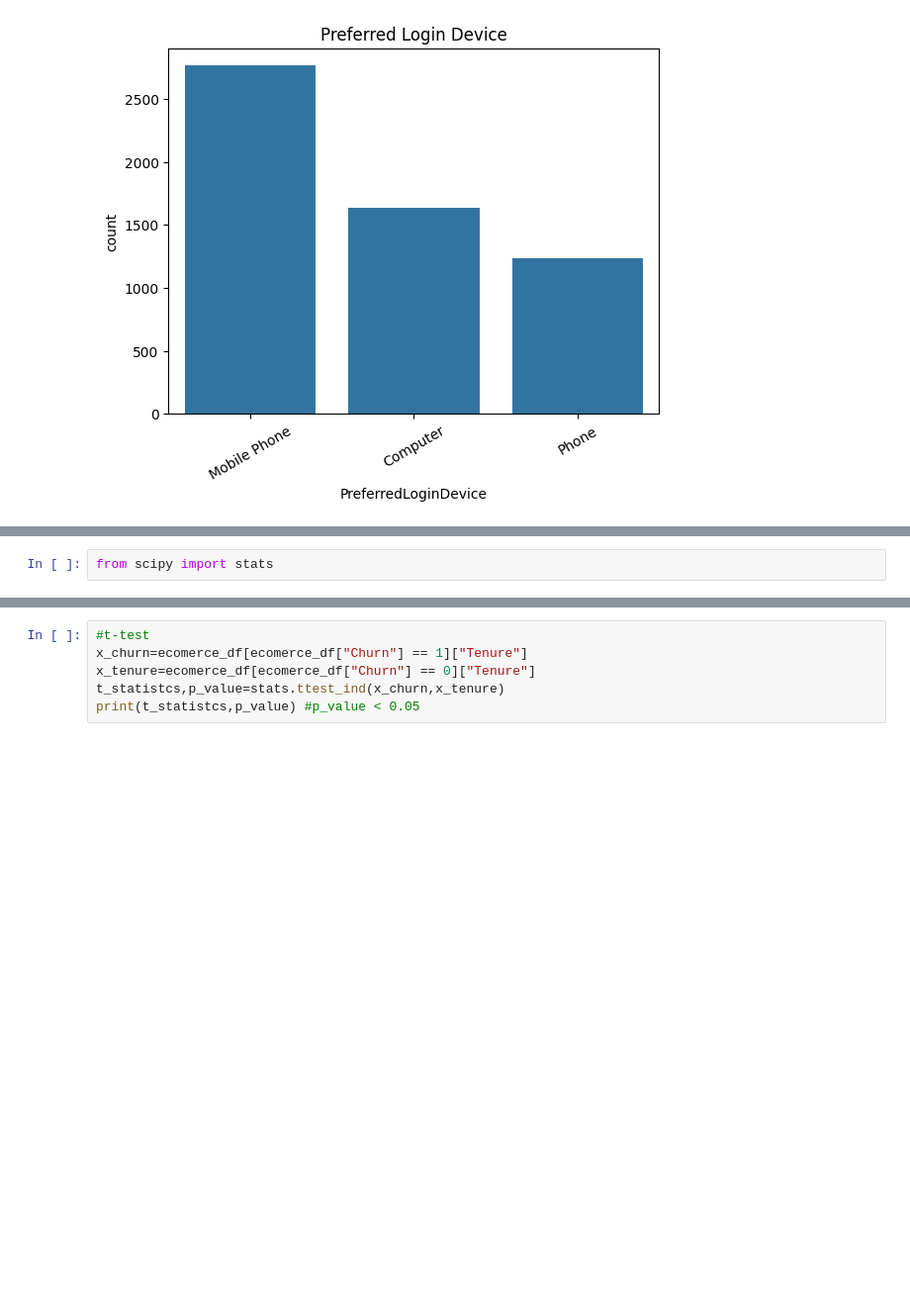
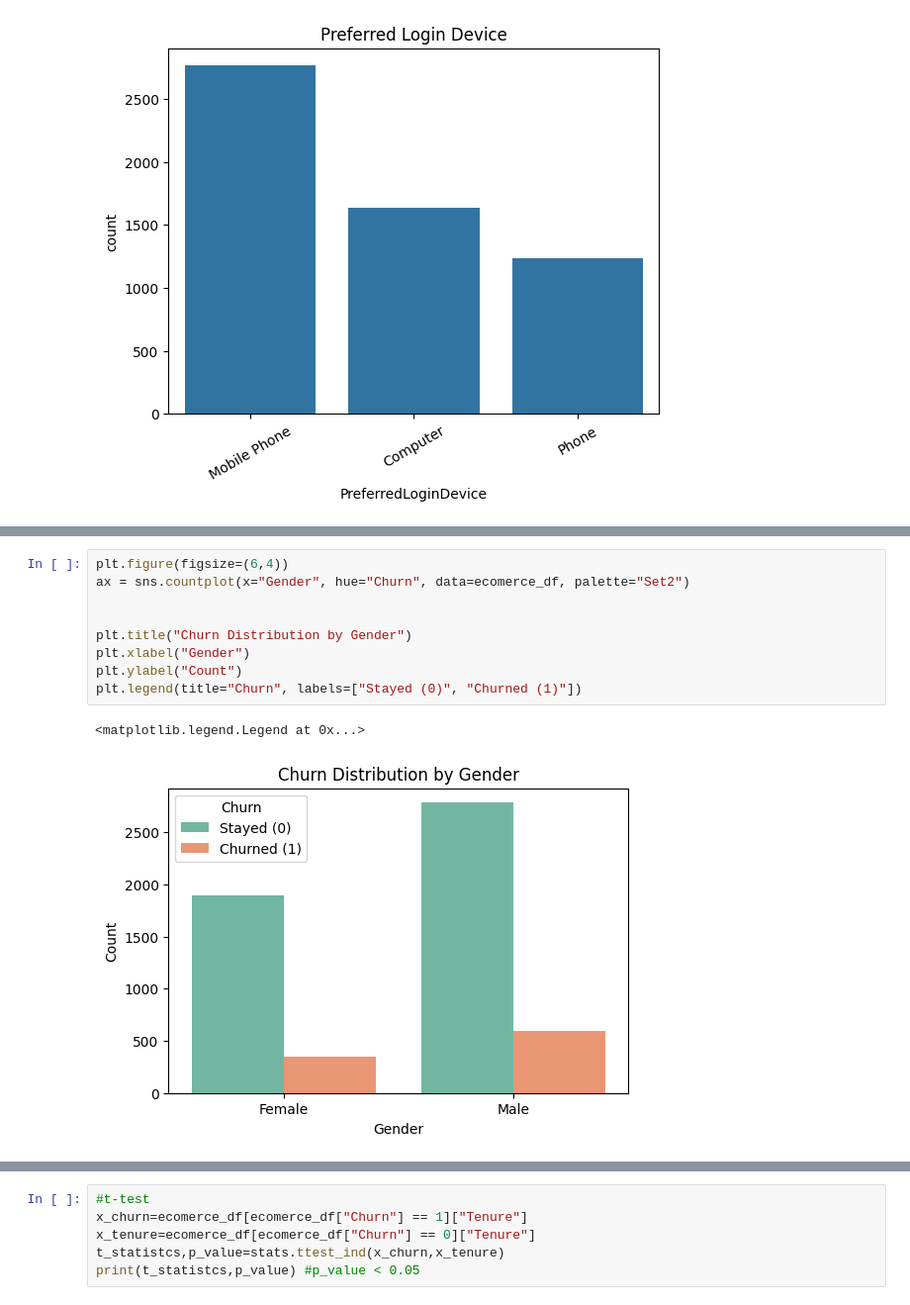
Before and after one commit to MohamedAshraf7122/Customer-Churn-Prediction-and-Analysis, a Jupyter notebook: Main 83.ipynb, the cells around one changed output, grey strips where cells are left out. Shown: that part at 99% size. Drawn from its saved outputs; the diff is of its cells as text; blank space fills up the shorter version.

```diff
--- a/Main 83.ipynb
+++ b/Main 83.ipynb
@@ -303,3 +308,13 @@ Passing `palette` without assigning `hue` is deprecated and will be removed in v
 [figure]
-# %%
-from scipy import stats
+# %%
+plt.figure(figsize=(6,4))
+ax = sns.countplot(x="Gender", hue="Churn", data=ecomerce_df, palette="Set2")
+
+
+plt.title("Churn Distribution by Gender")
+plt.xlabel("Gender")
+plt.ylabel("Count")
+plt.legend(title="Churn", labels=["Stayed (0)", "Churned (1)"])
+# %% [output]
+<matplotlib.legend.Legend at 0x...>
+[figure, added]
```
Also changed, not shown: parts of 15 cells of this notebook.
